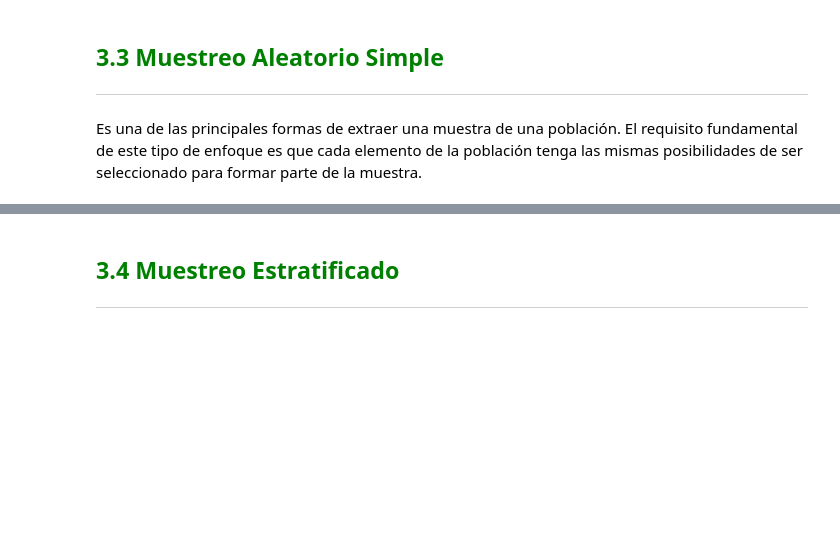
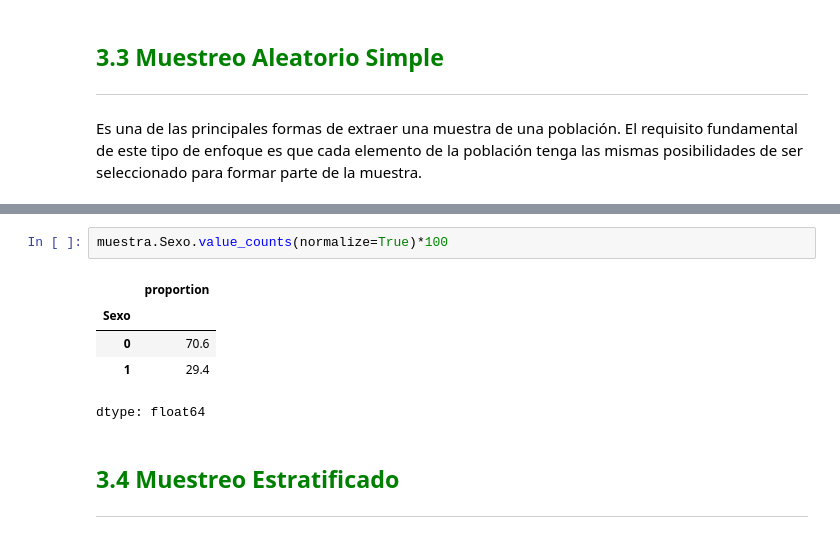
Before and after one commit to LejImkoaj/estadistica-con-python-probabilidad-y-muestreo, a Jupyter notebook: Inicial.ipynb, the cells around one changed output, grey strips where cells are left out. Cells and saved outputs as stored; diff of their text form; blank space fills up the shorter version.

```diff
--- a/Inicial.ipynb
+++ b/Inicial.ipynb
@@ -817,3 +844,11 @@ Es una de las principales formas de extraer una muestra de una población. El re
+# %%
+muestra.Sexo.value_counts(normalize=True)*100
+# %% [output]
+|  | proportion |
+| Sexo |  |
+| 0 | 70.6 |
+| 1 | 29.4 |
+dtype: float64
 # %% [markdown]
 ## <font color=green>3.4 Muestreo Estratificado</font>
 ***
```
Also changed, not shown: parts of 6 cells of this notebook.
